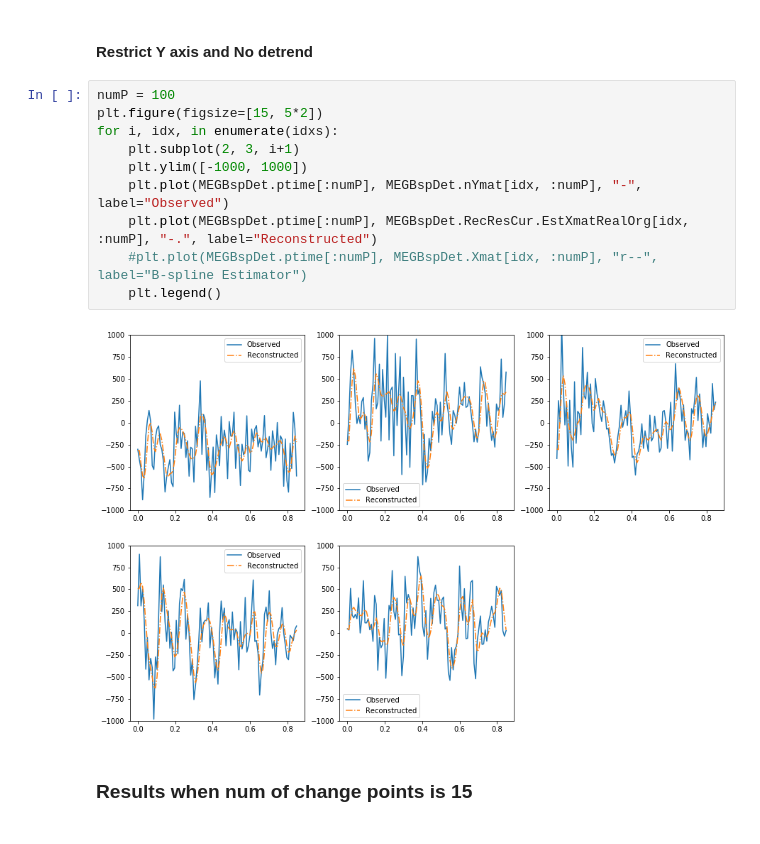
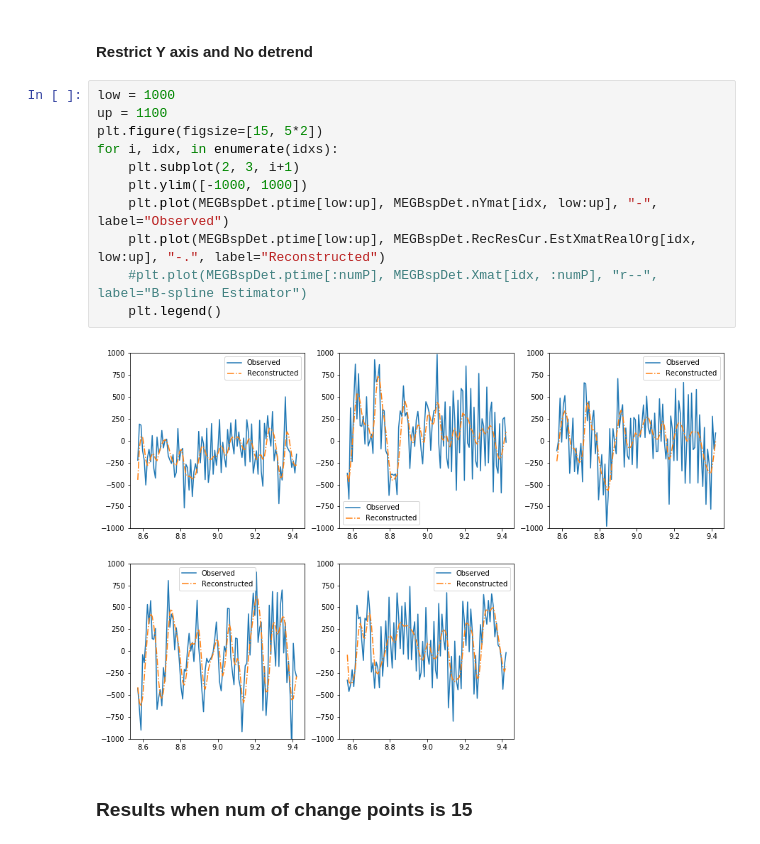
Before and after one commit to JINhuaqing/TVDN-simu, a Jupyter notebook: realdata/MEG1HPFTest.ipynb, the cells around one changed output. Drawn from its saved outputs; the diff is of its cells as text.

```diff
--- a/realdata/MEG1HPFTest.ipynb
+++ b/realdata/MEG1HPFTest.ipynb
@@ -585,17 +605,18 @@ array([13, 60, 26, 45, 67])
 # %% [markdown]
 #### Restrict Y axis and No detrend
 # %%
-numP = 100
+low = 1000
+up = 1100
 plt.figure(figsize=[15, 5*2])
 for i, idx, in enumerate(idxs):
     plt.subplot(2, 3, i+1)
     plt.ylim([-1000, 1000])
-    plt.plot(MEGBspDet.ptime[:numP], MEGBspDet.nYmat[idx, :numP], "-", label="Observed")
-    plt.plot(MEGBspDet.ptime[:numP], MEGBspDet.RecResCur.EstXmatRealOrg[idx, :numP], "-.", label="Reconstructed")
+    plt.plot(MEGBspDet.ptime[low:up], MEGBspDet.nYmat[idx, low:up], "-", label="Observed")
+    plt.plot(MEGBspDet.ptime[low:up], MEGBspDet.RecResCur.EstXmatRealOrg[idx, low:up], "-.", label="Reconstructed")
     #plt.plot(MEGBspDet.ptime[:numP], MEGBspDet.Xmat[idx, :numP], "r--", label="B-spline Estimator")
     plt.legend()
 # %% [output]
-[figure, old version]
+[figure, new version]
 # %% [markdown]
 ### Results when num of change points is 15
 # %%
```
Also changed, not shown: parts of 5 cells of this notebook.
